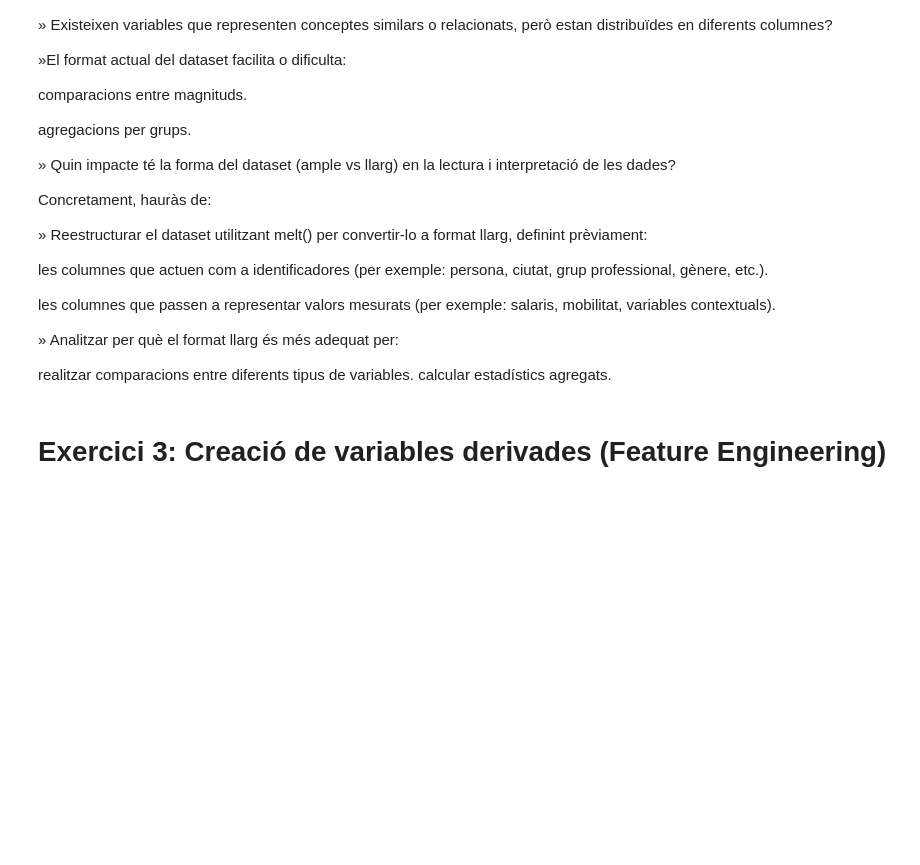
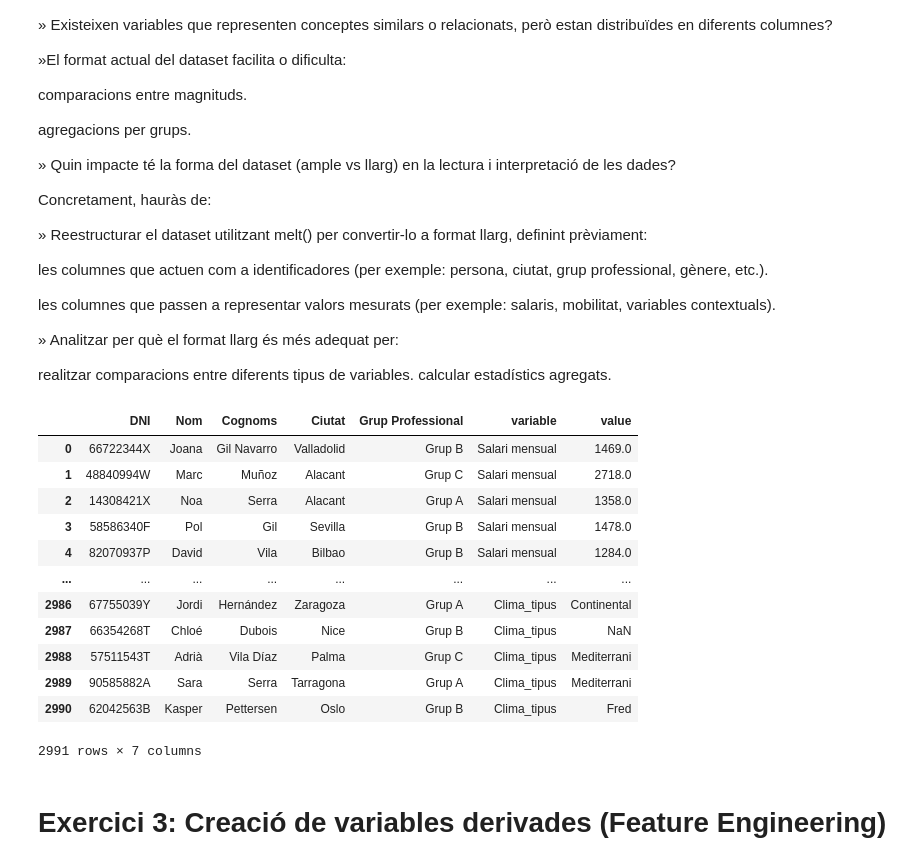
Before and after one commit to roser740/Data-Analytics, a Jupyter notebook: TASQUES S8/TS8_01_roser_carrera.ipynb, the cells around one changed output. Drawn from its saved outputs; the diff is of its cells as text; code cells hidden in the pictures; blank space fills up the shorter version.

```diff
--- a/TASQUES S8/TS8_01_roser_carrera.ipynb
+++ b/TASQUES S8/TS8_01_roser_carrera.ipynb
@@ -1008,3 +1014,4 @@ def main_actualitzacio_salari(df):
   incidencies(df)
 
   mostrar_dataframe(df, "DATAFRAME ACTUALITZAT")
+  return df
@@ -1031,0 +1018,2 @@ DATAFRAME ACTUALITZAT
+# %%
+df = main_actualitzacio_salari(df)
@@ -1064,6 +1071,25 @@ les columnes que passen a representar valors mesurats (per exemple: salaris, mob
 
 realitzar comparacions entre diferents tipus de variables.
 calcular estadístics agregats.
+# %%
+
+
+df_llarg = df.melt(id_vars = ['DNI','Nom','Cognoms','Ciutat','Grup Professional'], value_vars=['Salari mensual', 'Km_anuals', 'Clima_tipus'])
+df_llarg
+# %% [output]
+|  | DNI | Nom | Cognoms | Ciutat | Grup Professional | variable | value |
+| 0 | 66722344X | Joana | Gil Navarro | Valladolid | Grup B | Salari mensual | 1469.0 |
+| 1 | 48840994W | Marc | Muñoz | Alacant | Grup C | Salari mensual | 2718.0 |
+| 2 | 14308421X | Noa | Serra | Alacant | Grup A | Salari mensual | 1358.0 |
+| 3 | 58586340F | Pol | Gil | Sevilla | Grup B | Salari mensual | 1478.0 |
+| 4 | 82070937P | David | Vila | Bilbao | Grup B | Salari mensual | 1284.0 |
+| ... | ... | ... | ... | ... | ... | ... | ... |
+| 2986 | 67755039Y | Jordi | Hernández | Zaragoza | Grup A | Clima_tipus | Continental |
+| 2987 | 66354268T | Chloé | Dubois | Nice | Grup B | Clima_tipus | NaN |
+| 2988 | 57511543T | Adrià | Vila Díaz | Palma | Grup C | Clima_tipus | Mediterrani |
+| 2989 | 90585882A | Sara | Serra | Tarragona | Grup A | Clima_tipus | Mediterrani |
+| 2990 | 62042563B | Kasper | Pettersen | Oslo | Grup B | Clima_tipus | Fred |
+2991 rows × 7 columns
 # %% [markdown]
 # **Exercici 3: Creació de variables derivades (Feature Engineering)**
 # %% [markdown]
```
Also changed, not shown: parts of 5 cells of this notebook.
